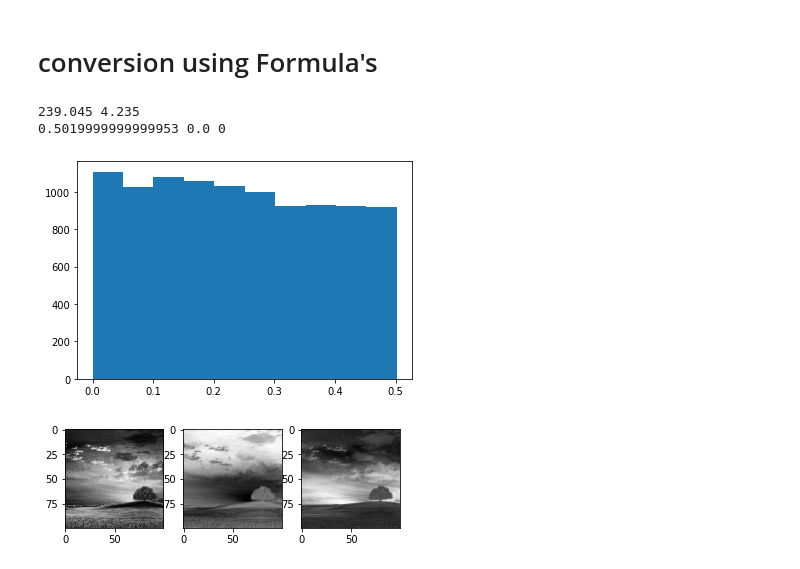
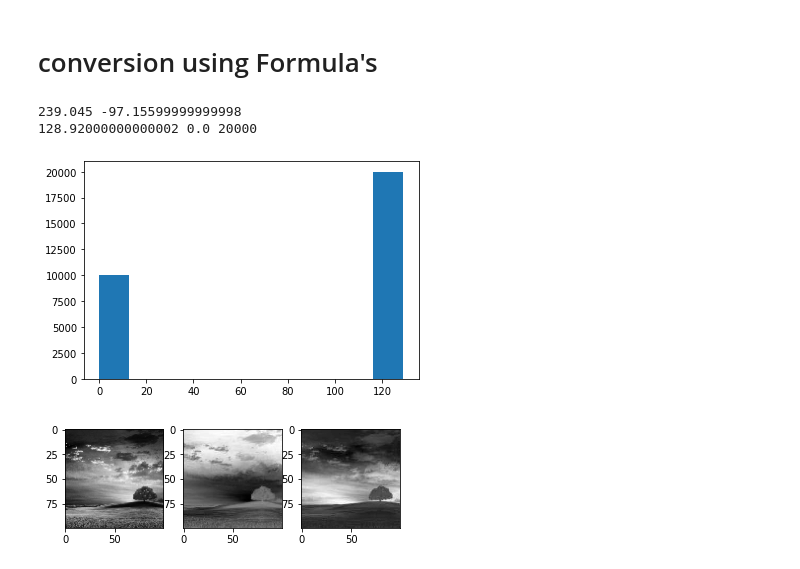
Before and after one commit to narendiran1996/rgb_yuv_ycrcb, a Jupyter notebook: RGB_to_YUV444_to_RGB.ipynb, the cells around one changed output. Drawn from its saved outputs; the diff is of its cells as text; code cells hidden in the pictures.

```diff
--- a/RGB_to_YUV444_to_RGB.ipynb
+++ b/RGB_to_YUV444_to_RGB.ipynb
@@ -103,16 +103,16 @@ for i in range(RGBIMag.shape[0]):
         V444fromFormula[i,j] = YUVfrom444['V']
         YUV444fromFormula[i,j, :] = np.asarray([YUVfrom444['Y'], YUVfrom444['U'], YUVfrom444['V']])
 # %%
-print(Y444fromFormula.max(), Y444fromFormula.min())
+print(YUV444fromFormula.max(), YUV444fromFormula.min())
 
-err = abs(Y444fromFormula - Y444usingCV2)
+err = abs(YUV444fromFormula - YUV444usingCV2)
 print(err.max(), err.min(), np.sum(err>100))
 plt.hist(err.flatten())
 plt.show()
 # %% [output]
-239.045 4.235
-0.5019999999999953 0.0 0
+239.045 -97.15599999999998
+128.92000000000002 0.0 20000
-[figure, old version]
+[figure, new version]
 # %%
 fig, axs = plt.subplots(1,3)
 
```
Also changed, not shown: 1 other file.
